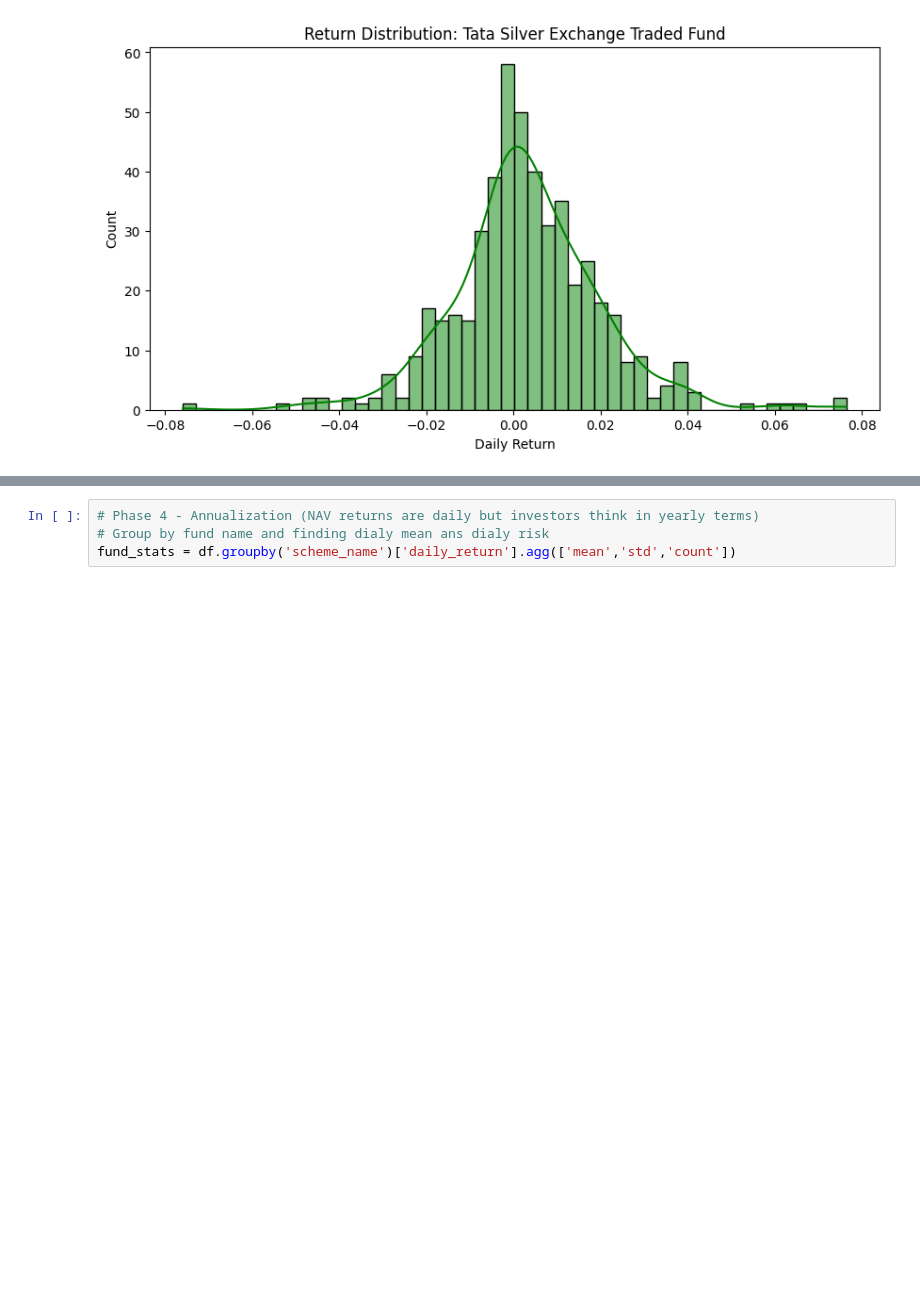
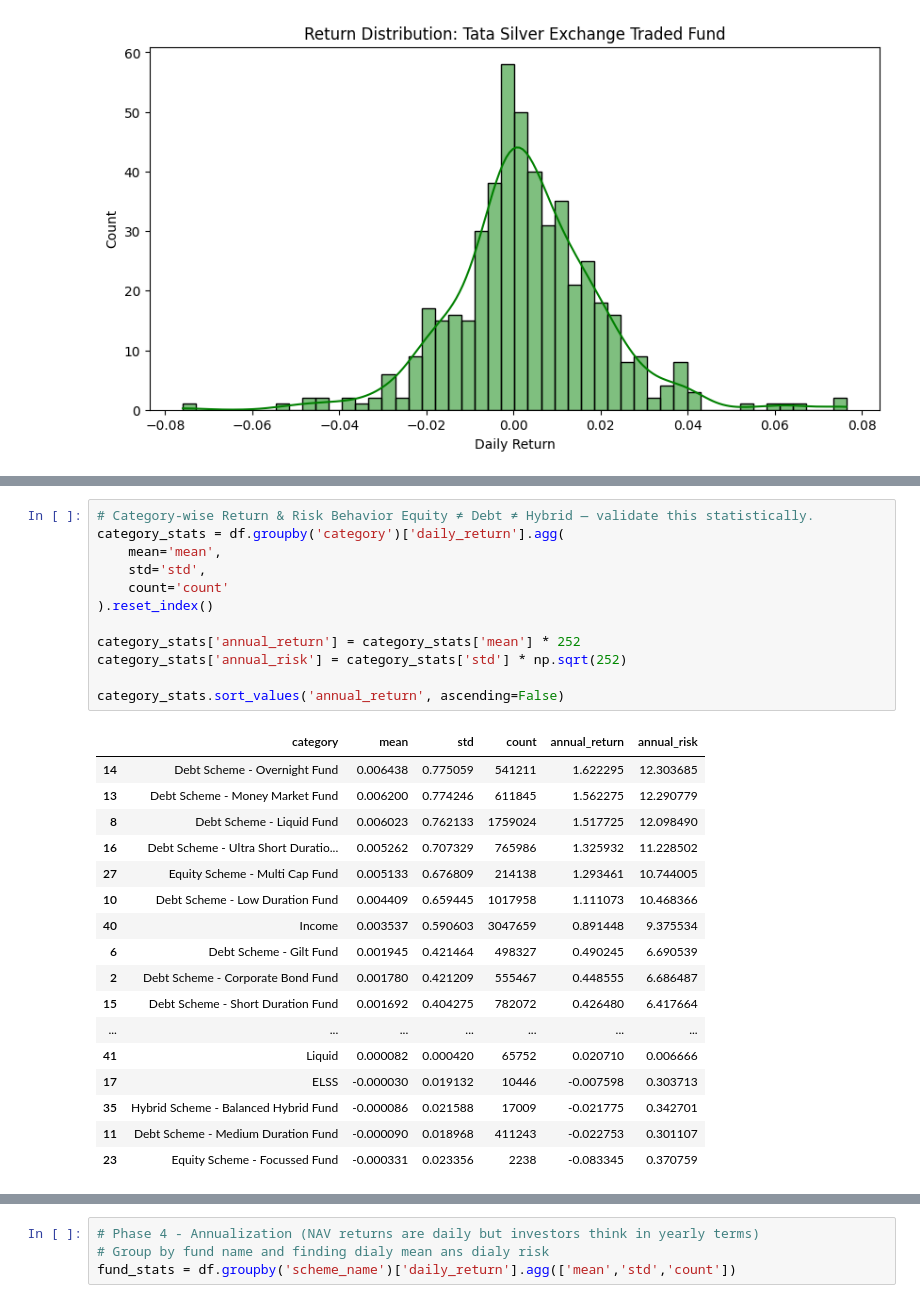
Before and after one commit to shreyask890/Mutual-fund-performance-tracking, a Jupyter notebook: mf.ipynb, the cells around one changed output, grey strips where cells are left out. Drawn from its saved outputs; the diff is of its cells as text; blank space fills up the shorter version.

```diff
--- a/mf.ipynb
+++ b/mf.ipynb
@@ -145,0 +170,30 @@ Visualising Distribution for Top Fund : Tata Silver Exchange Traded Fund
+# %%
+# Category-wise Return & Risk Behavior Equity ≠ Debt ≠ Hybrid — validate this statistically.
+category_stats = df.groupby('category')['daily_return'].agg(
+    mean='mean',
+    std='std',
+    count='count'
+).reset_index()
+
+category_stats['annual_return'] = category_stats['mean'] * 252
+category_stats['annual_risk'] = category_stats['std'] * np.sqrt(252)
+
+category_stats.sort_values('annual_return', ascending=False)
+# %% [output]
+|  | category | mean | std | count | annual_return | annual_risk |
+| 14 | Debt Scheme - Overnight Fund | 0.006438 | 0.775059 | 541211 | 1.622295 | 12.303685 |
+| 13 | Debt Scheme - Money Market Fund | 0.006200 | 0.774246 | 611845 | 1.562275 | 12.290779 |
+| 8 | Debt Scheme - Liquid Fund | 0.006023 | 0.762133 | 1759024 | 1.517725 | 12.098490 |
+| 16 | Debt Scheme - Ultra Short Duratio... | 0.005262 | 0.707329 | 765986 | 1.325932 | 11.228502 |
+| 27 | Equity Scheme - Multi Cap Fund | 0.005133 | 0.676809 | 214138 | 1.293461 | 10.744005 |
+| 10 | Debt Scheme - Low Duration Fund | 0.004409 | 0.659445 | 1017958 | 1.111073 | 10.468366 |
+| 40 | Income | 0.003537 | 0.590603 | 3047659 | 0.891448 | 9.375534 |
+| 6 | Debt Scheme - Gilt Fund | 0.001945 | 0.421464 | 498327 | 0.490245 | 6.690539 |
+| 2 | Debt Scheme - Corporate Bond Fund | 0.001780 | 0.421209 | 555467 | 0.448555 | 6.686487 |
+| 15 | Debt Scheme - Short Duration Fund | 0.001692 | 0.404275 | 782072 | 0.426480 | 6.417664 |
+| ... | ... | ... | ... | ... | ... | ... |
+| 41 | Liquid | 0.000082 | 0.000420 | 65752 | 0.020710 | 0.006666 |
+| 17 | ELSS | -0.000030 | 0.019132 | 10446 | -0.007598 | 0.303713 |
+| 35 | Hybrid Scheme - Balanced Hybrid Fund | -0.000086 | 0.021588 | 17009 | -0.021775 | 0.342701 |
+| 11 | Debt Scheme - Medium Duration Fund | -0.000090 | 0.018968 | 411243 | -0.022753 | 0.301107 |
+| 23 | Equity Scheme - Focussed Fund | -0.000331 | 0.023356 | 2238 | -0.083345 | 0.370759 |
```
Also changed, not shown: parts of 24 cells of this notebook, 1 other file.
